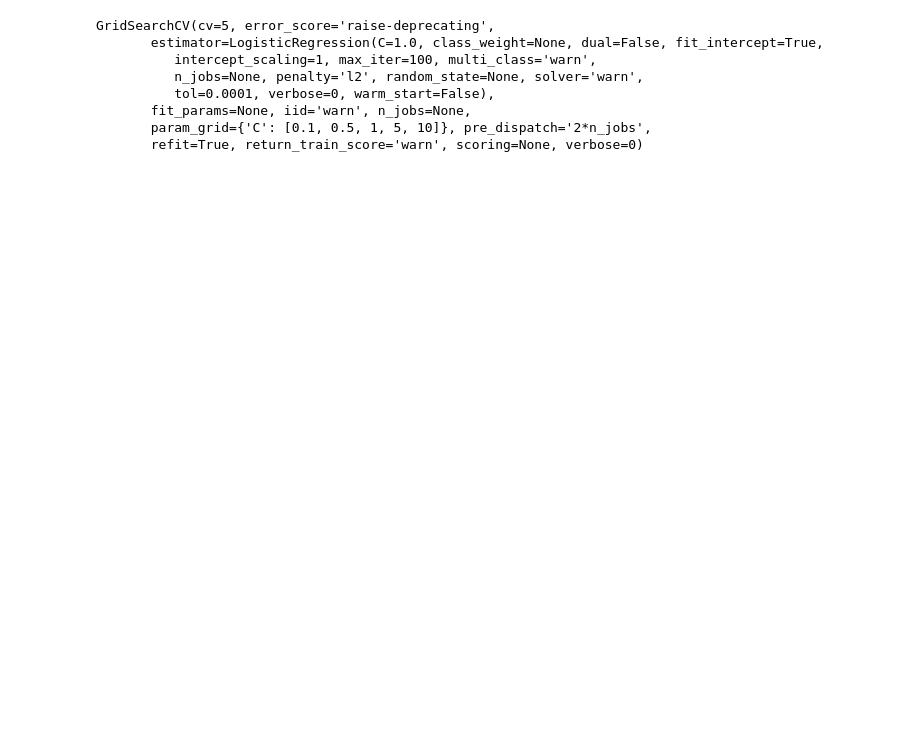
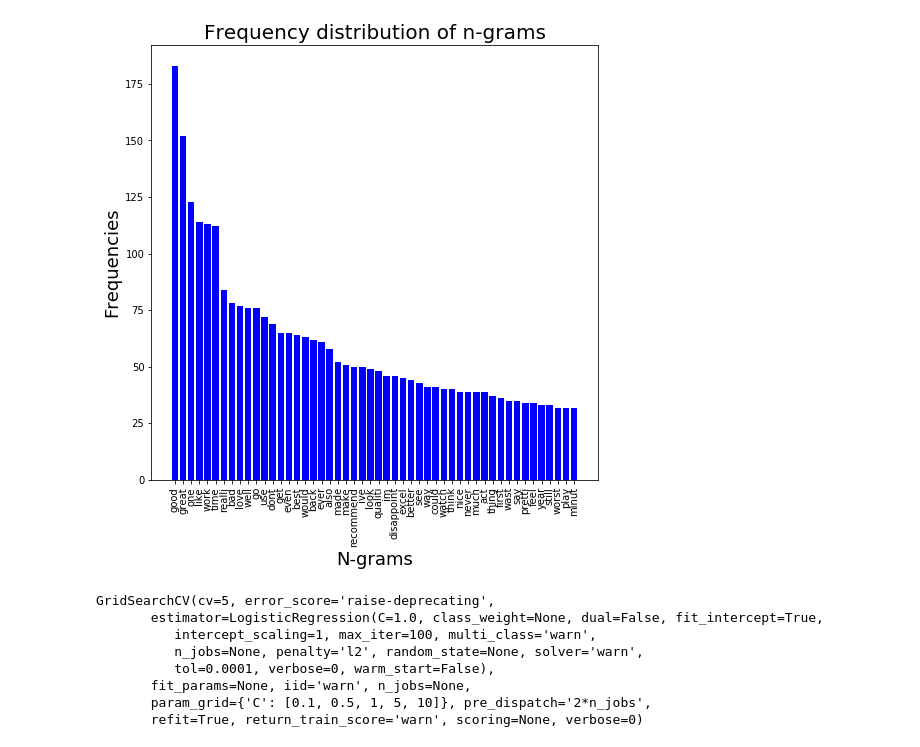
Before and after one commit to jpvieiragit/sentiment_analysis, a Jupyter notebook: logistic_regression.ipynb, the cells around one changed output. Drawn from its saved outputs; the diff is of its cells as text; code cells hidden in the pictures; blank space fills up the shorter version.

```diff
--- a/logistic_regression.ipynb
+++ b/logistic_regression.ipynb
@@ -52,5 +70,26 @@ vect = CountVectorizer(analyzer=stemmed_words)
 tf_train = vect.fit_transform(X_train)
 tf_test = vect.transform(X_test)
+# %%
+num_ngrams = 50
+all_ngrams = list(vect.get_feature_names())
+num_ngrams = min(num_ngrams, len(all_ngrams))
+all_counts = tf_train.sum(axis=0).tolist()[0]
+all_counts, all_ngrams = zip(*[(c, n) for c, n in sorted(
+        zip(all_counts, all_ngrams), reverse=True)])
+ngrams = list(all_ngrams)[:num_ngrams]
+counts = list(all_counts)[:num_ngrams]
+
+idx = np.arange(num_ngrams)
+
+fig = plt.figure(figsize=(8, 8))
+plt.bar(idx, counts, width=0.8, color='b')
+plt.xlabel('N-grams', fontsize=18)
+plt.ylabel('Frequencies', fontsize=18)
+plt.title('Frequency distribution of n-grams', fontsize=20)
+plt.xticks(idx, ngrams, rotation=90, fontsize=10)
+plt.show()
+# %% [output]
+[figure, added]
 # %%
 param_grid = {'C': [0.1, 0.5, 1, 5, 10]}
 grid = GridSearchCV(LogisticRegression(), param_grid, cv=5)
```
Also changed, not shown: parts of 12 cells of this notebook, 1 other file.
